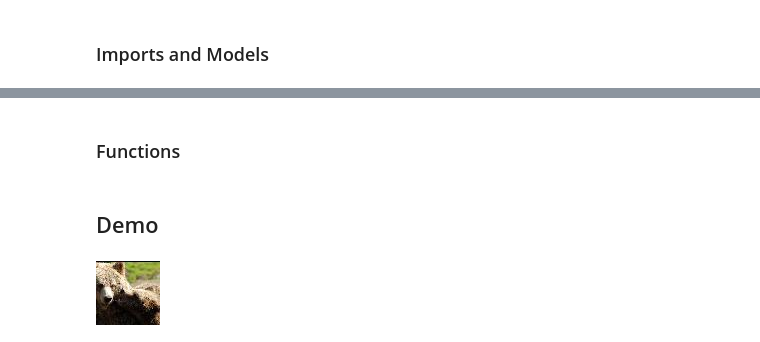
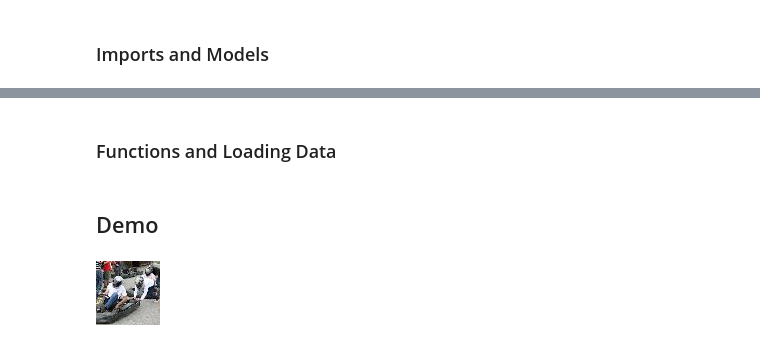
Before and after one commit to MagneticZebra/ViT-vs-CNN, a Jupyter notebook: cnn_vs_vit.ipynb, the cells around one changed output, grey strips where cells are left out. Drawn from its saved outputs; the diff is of its cells as text; code cells hidden in the pictures.

```diff
--- a/cnn_vs_vit.ipynb
+++ b/cnn_vs_vit.ipynb
@@ -21,5 +24,28 @@ bit_model = BitForImageClassification.from_pretrained("google/bit-50")
+# %%
+class ImageNetDataset(torch.utils.data.Dataset):
+    def __init__(self, root_dir, transform=None):
+        self.root_dir = root_dir
+        self.transform = transform
+        self.labels = pd.read_csv(
+            os.path.join(root_dir,'val_annotations.txt'),
+            sep='\t', header=None, usecols=[0, 1],
+            names=['image', 'label'])
+        one_hot = pd.read_csv(
+            os.path.join(root_dir, 'LOC_synset_mapping.txt'),
+            sep=' ', header=None, usecols=[0], names=['label']).reset_index().set_index('label')['index']
+        self.labels['label'] = self.labels['label'].map(one_hot)
+
+    def __len__(self):
+        return len(self.labels)
+
+    def __getitem__(self, idx):
+        image_path = self.labels.loc[idx, 'image']
+        image = PIL.Image.open(os.path.join(self.root_dir, 'images', image_path))
+        if self.transform:
+            image = self.transform(image, return_tensors="pt")
+        return image['pixel_values'], torch.tensor(self.labels.loc[idx, 'label'])
 # %% [markdown]
-### Functions
+### Functions and Loading Data
 # %%
 # Returns the class index of the predicted class
 def classify(model, processor, image):
@@ -50,9 +80,10 @@ def load_annotations(directory=os.path.join('tiny_imagenet')):
 # %% [markdown]
 ## Demo
-# %%
-img_name = 'val_89.JPEG'
-img = PIL.Image.open(os.path.normpath(f'tiny_imagenet/val/images/{img_name}'))
-display(img)
-# %% [output]
-[figure, removed]
+# %%
+# imgs, labels = next(iter(dataloader))
+data = ImageNetDataset(os.path.join('tiny_imagenet','val'))
+img, label = data[0]
+display(img)
+# %% [output]
+[figure, added]
 # %%
```
Also changed, not shown: parts of 8 cells of this notebook, 1 other file.
